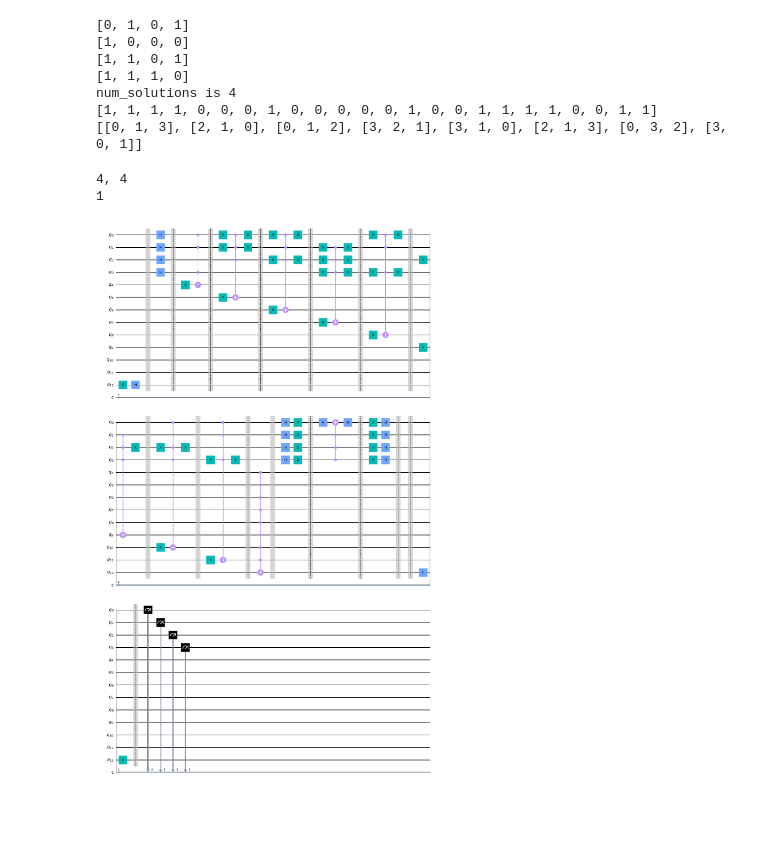
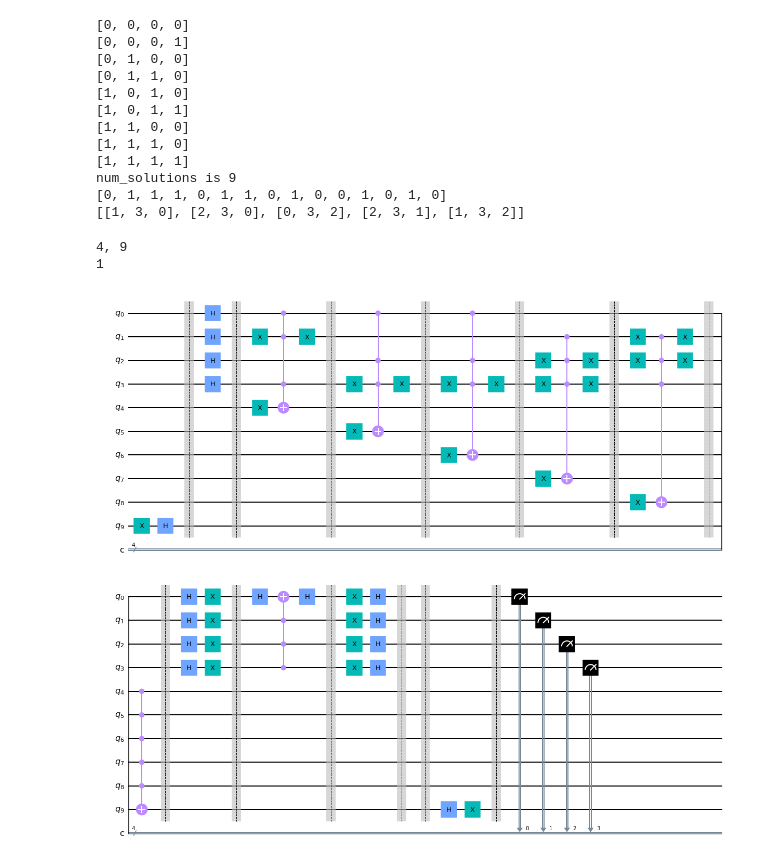
Before and after one commit to curry2736/cs378-quantum-final-proj, a Jupyter notebook: Final_Project_SAT_refactored.ipynb, the cells around one changed output. Drawn from its saved outputs; the diff is of its cells as text; code cells hidden in the pictures; blank space fills up the shorter version.

```diff
--- a/Final_Project_SAT_refactored.ipynb
+++ b/Final_Project_SAT_refactored.ipynb
@@ -14,7 +14,7 @@ import math
 from qiskit.visualization import plot_histogram, plot_state_qsphere, plot_bloch_multivector, plot_bloch_vector
 # %%
 n = 4
-num_clauses = 8
+num_clauses = 5
 aux_num = num_clauses + 1
 variables = QuantumRegister(n, name='clauses')
 auxes = QuantumRegister(aux_num, name='auxes')
@@ -49,6 +49,6 @@ for i in range(num_clauses):
 
     #or the result of the first two and the third
     U.barrier()
-
+#U.x(auxes[-1])
 U.mcx(auxes[:-1], auxes[-1])
 # %% [output]
@@ -62,5 +62,6 @@ U.draw('mpl', filename='graph.png')
 # %%
 solutions = 0
+soln_list = []
 for i in range(2 ** n):
     vals = []
     for j in range(n):
@@ -75,17 +76,23 @@ for i in range(2 ** n):
     if result:
         solutions += 1
         print(vals[::-1])
+        soln_list.append(vals[::-1])
 print(f'num_solutions is {solutions}')
 print(not_list)
 print(expression)
 # %% [output]
-[0, 1, 0, 1]
-[1, 0, 0, 0]
-[1, 1, 0, 1]
+[0, 0, 0, 0]
+[0, 0, 0, 1]
+[0, 1, 0, 0]
+[0, 1, 1, 0]
+[1, 0, 1, 0]
+[1, 0, 1, 1]
+[1, 1, 0, 0]
 [1, 1, 1, 0]
-num_solutions is 4
-[1, 1, 1, 1, 0, 0, 0, 1, 0, 0, 0, 0, 0, 1, 0, 0, 1, 1, 1, 1, 0, 0, 1, 1]
-[[0, 1, 3], [2, 1, 0], [0, 1, 2], [3, 2, 1], [3, 1, 0], [2, 1, 3], [0, 3, 2], [3, 0, 1]]
+[1, 1, 1, 1]
+num_solutions is 9
+[0, 1, 1, 1, 0, 1, 1, 0, 1, 0, 0, 1, 0, 1, 0]
+[[1, 3, 0], [2, 3, 0], [0, 3, 2], [2, 3, 1], [1, 3, 2]]
 # %%
 #running grovers
 x = QuantumRegister(n, name='x')
@@ -98,39 +105,39 @@ qc.x(last)
 qc.h(last)
 qc.barrier()
 qc.h(range(n))
-R = math.floor(np.pi * np.sqrt((n ** 2) / solutions) / 4)
+R = math.floor(np.pi * np.sqrt((2 ** n) / solutions) / 4)
 print(f'{n}, {solutions}')
 print(R)
 # test = QuantumCircuit(1,1)
 # test.x(0)
 # qc.compose(U, inplace=True)
 qc.barrier()
 for i in range(R):
     qc.compose(U, inplace=True)
     #w
     qc.barrier()
     for j in range(0, n):
         qc.h(j)
         qc.x(j)
     qc.barrier()
     qc.h(0)
     qc.mcx(list(range(1, n)), 0)
     qc.h(0)
     qc.barrier()
     for j in range(n):
         qc.x(j)
         qc.h(j)
     qc.barrier()
 qc.barrier()
 qc.h(last)
 qc.x(last)
 qc.barrier()
 qc.measure(range(n), range(n))
 qc.draw('mpl')
 # %% [output]
-4, 4
+4, 9
 1
-[figure, old version]
+[figure, new version]
 # %%
 #Simulate your circuit!
 backend = Aer.get_backend('qasm_simulator')
```
Also changed, not shown: parts of 6 cells of this notebook.
